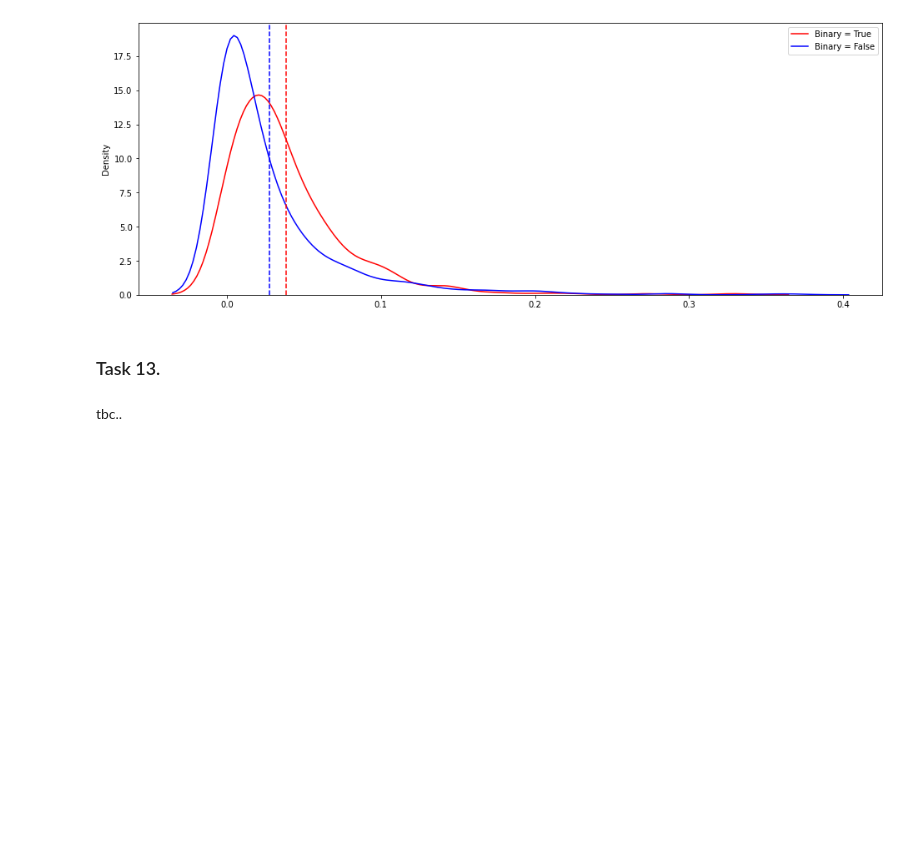
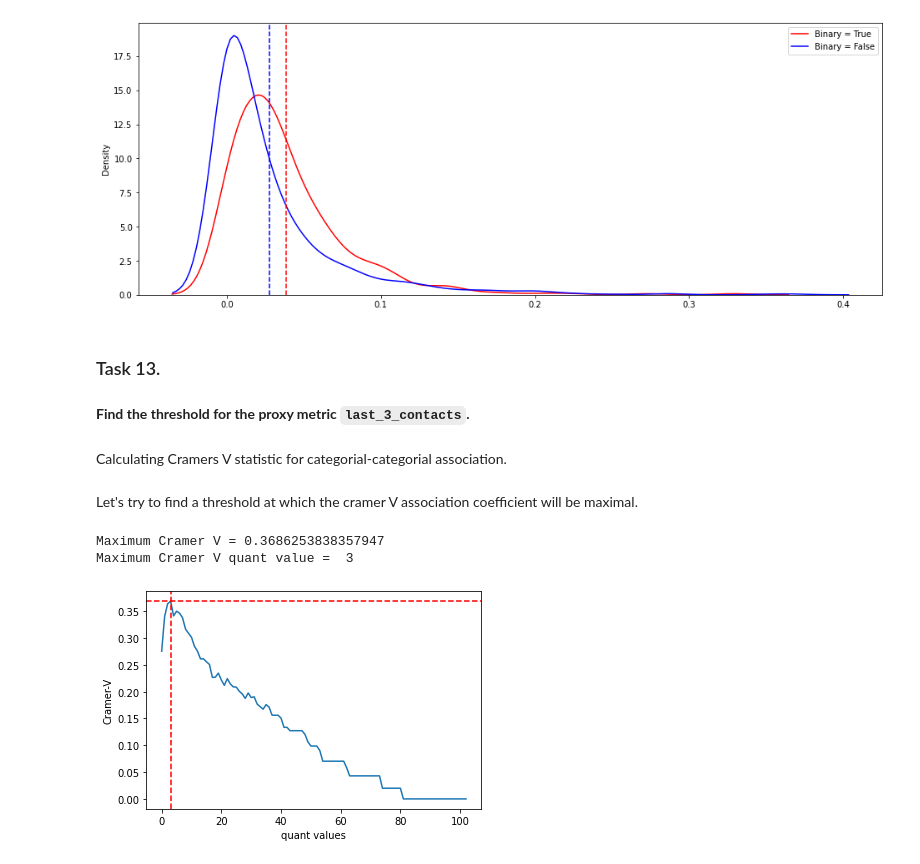
Before and after one commit to nktnlx/advanced_data_analysis_course, a Jupyter notebook: 03_ab_testing/01_proxy_metrics.ipynb, the cells around one changed output. Saved outputs shown, nothing was run; the diff lists cells and outputs as text; code cells hidden in the pictures; blank space fills up the shorter version.

Commit message:
proxy metrics finished

```diff
--- a/03_ab_testing/01_proxy_metrics.ipynb
+++ b/03_ab_testing/01_proxy_metrics.ipynb
@@ -306,4 +306,6 @@ point biserial correlation = 0.12009995459500225
 # %% [markdown]
 ### Task 13.
 # %% [markdown]
-tbc..
+**Find the threshold for the proxy metric `last_3_contacts`.**
+# %% [markdown]
+Calculating Cramers V statistic for categorial-categorial association.
@@ -309,0 +327,49 @@ tbc..
+# %% [markdown]
+Let's try to find a threshold at which the cramer V association coefficient will be maximal.
+# %%
+def max_cramerv_corr_finder(quant_value, binary_mask, plot=True, print_inference=True, step=1):
+    """
+    quant_value - the original quantitative variable for which we are trying to find a threshold
+    binary_mask - the binary metric with the target conversion to which we are looking for the maximum correlation
+    plot - whether to draw a graph
+    print_inference - whether to print the results
+    step - the size of the step with which we go through quant_value and define thresholds
+    """
+
+    # Define the vector of the original quantitative variable on which we will look for the maximum correlation
+    arange = np.arange(min(quant_value), max(quant_value), step)
+    cramers_v_list = []
+
+    # Loop through all thresholds and find the cramers_v value
+    for i in arange:
+        confusion_matrix = pd.crosstab(binary_mask, quant_value > i)
+        cramers_v_i = cramers_v(confusion_matrix.values)
+        cramers_v_list.append(cramers_v_i)
+
+    # Save the maximum values of the correlation found and the threshold at which it is achieved
+    max_corr_quant_value = arange[np.argmax(np.array(cramers_v_list))]
+    max_cramer_v = max(cramers_v_list)
+
+    # Plot the graph
+    if plot:
+        sns.lineplot(x=arange, y=cramers_v_list)
+        plt.axhline(y=np.array(cramers_v_list).max(), linestyle='--', color='red')
+        plt.axvline(x=max_corr_quant_value, linestyle='--', color='red')
+        plt.xlabel('quant values')
+        plt.ylabel('Cramer-V')
+
+    # Print the results
+    if print_inference:
+        print('Maximum Cramer V =', np.array(cramers_v_list).max())
+        print('Maximum Cramer V quant value = ', max_corr_quant_value)
+
+    return({'max_cramer_v': max_cramer_v,
+            'max_corr_quant_value': max_corr_quant_value})
+# %%
+_ = max_cramerv_corr_finder(df.last_3_contacts, df['is_bought']==1,
+                            plot = True, print_inference = True,
+                            step = 1)
+# %% [output]
+Maximum Cramer V = 0.3686253838357947
+Maximum Cramer V quant value =  3
+[figure, added]
```
Also changed, not shown: parts of 10 cells of this notebook.
